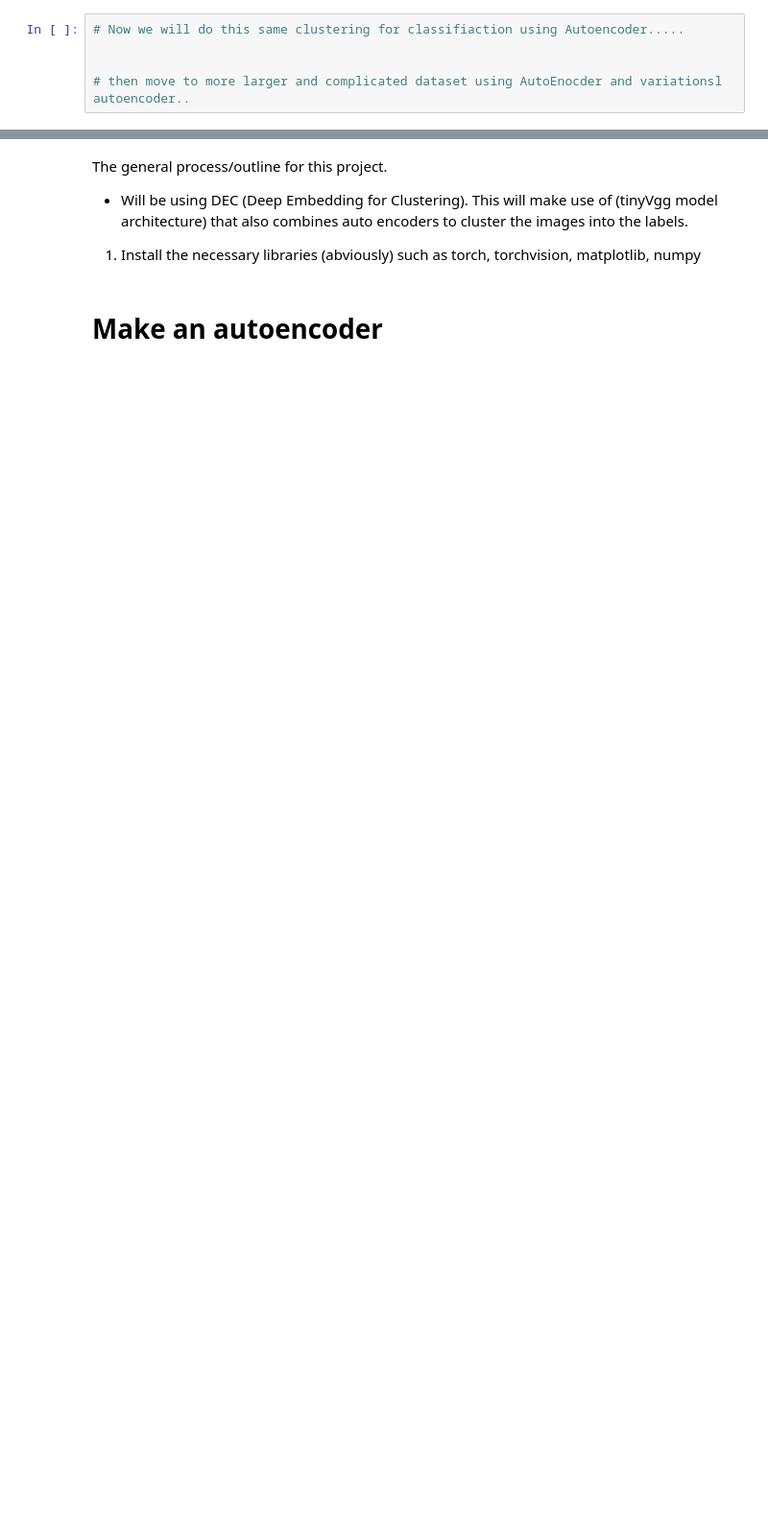
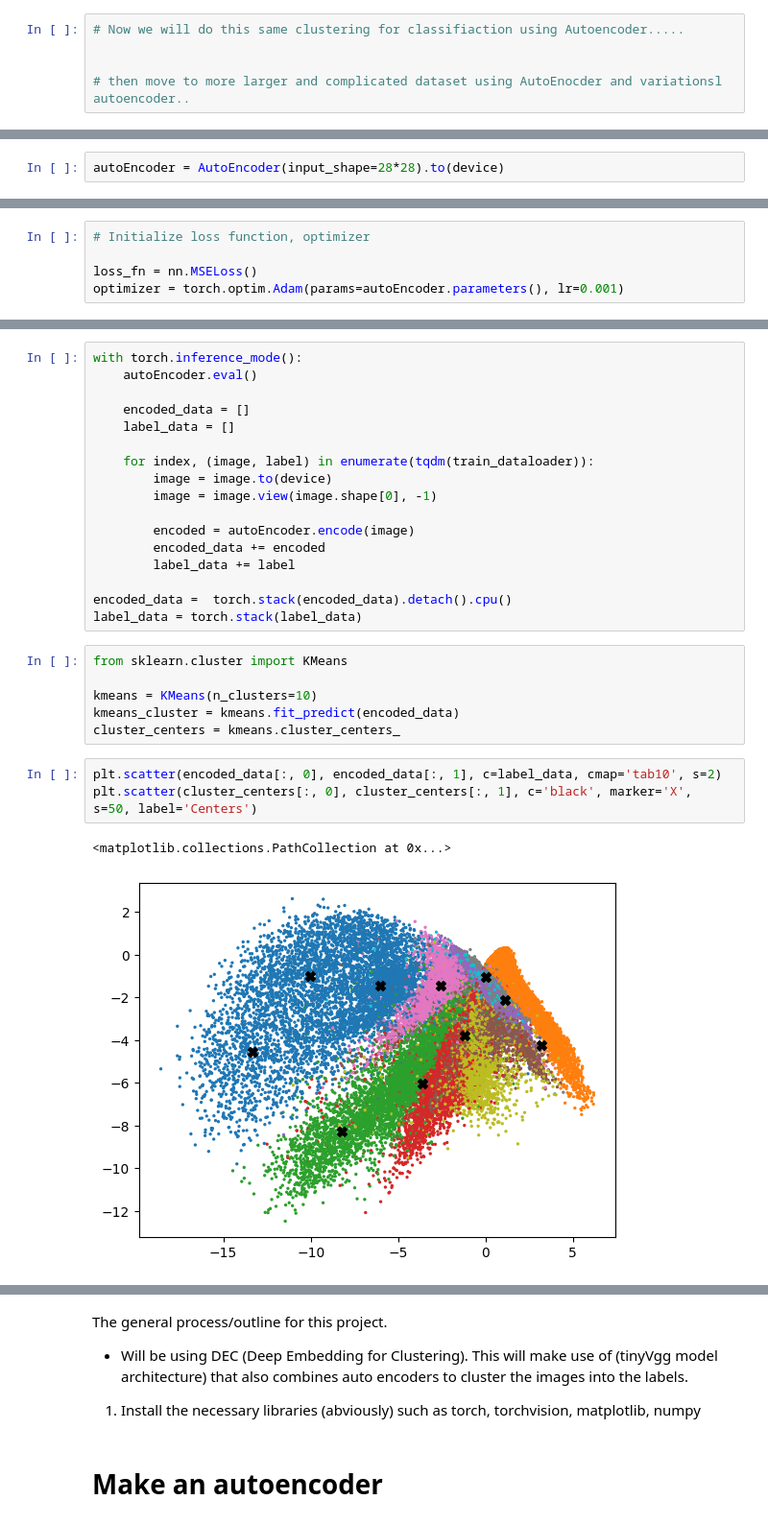
Before and after one commit to kmsmeng/AutoEncoder, a Jupyter notebook: image_clustering.ipynb, the cells around one changed output, grey strips where cells are left out. Shown at 96% size. Cells and saved outputs as stored; diff of their text form; blank space fills up the shorter version.

```diff
--- a/image_clustering.ipynb
+++ b/image_clustering.ipynb
@@ -198,0 +285,2 @@ fig, ax = plot_confusion_matrix(conf_mat=confusion_matrix_tensor.numpy(), class_
+# %%
+autoEncoder = AutoEncoder(input_shape=28*28).to(device)
@@ -198,0 +301,5 @@ fig, ax = plot_confusion_matrix(conf_mat=confusion_matrix_tensor.numpy(), class_
+# %%
+# Initialize loss function, optimizer
+
+loss_fn = nn.MSELoss()
+optimizer = torch.optim.Adam(params=autoEncoder.parameters(), lr=0.001)
@@ -198,0 +364,29 @@ fig, ax = plot_confusion_matrix(conf_mat=confusion_matrix_tensor.numpy(), class_
+# %%
+with torch.inference_mode():
+    autoEncoder.eval()
+
+    encoded_data = []
+    label_data = []
+
+    for index, (image, label) in enumerate(tqdm(train_dataloader)):
+        image = image.to(device)
+        image = image.view(image.shape[0], -1)
+
+        encoded = autoEncoder.encode(image)
+        encoded_data += encoded
+        label_data += label
+
+encoded_data =  torch.stack(encoded_data).detach().cpu()
+label_data = torch.stack(label_data)
+# %%
+from sklearn.cluster import KMeans
+
+kmeans = KMeans(n_clusters=10)
+kmeans_cluster = kmeans.fit_predict(encoded_data)
+cluster_centers = kmeans.cluster_centers_
+# %%
+plt.scatter(encoded_data[:, 0], encoded_data[:, 1], c=label_data, cmap='tab10', s=2)
+plt.scatter(cluster_centers[:, 0], cluster_centers[:, 1], c='black', marker='X', s=50, label='Centers')
+# %% [output]
+<matplotlib.collections.PathCollection at 0x...>
+[figure, added]
```
Also changed, not shown: parts of 36 cells of this notebook.
